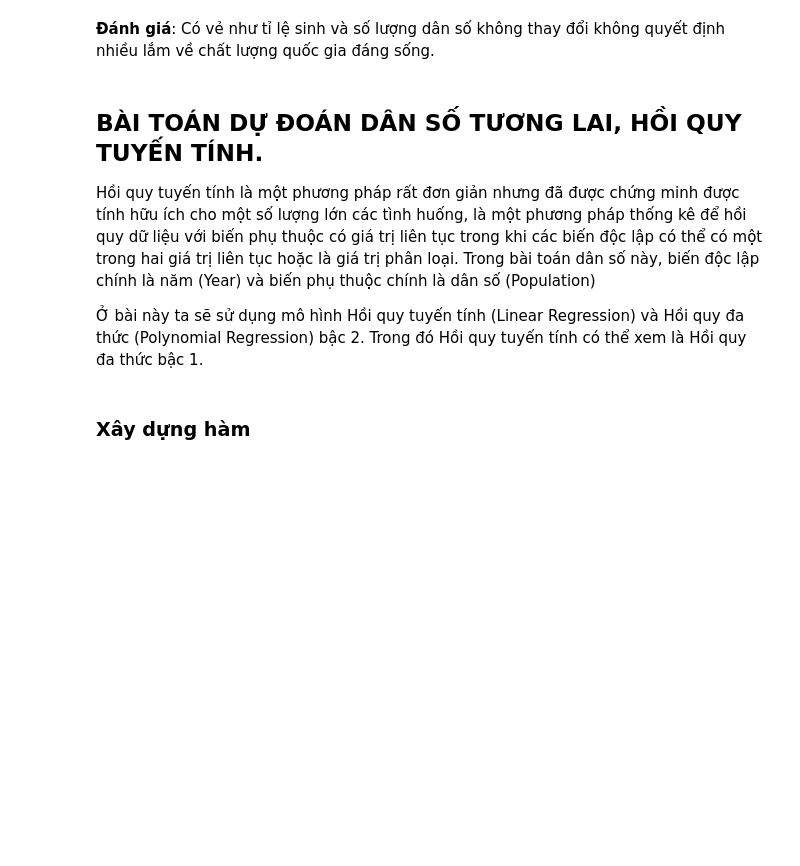
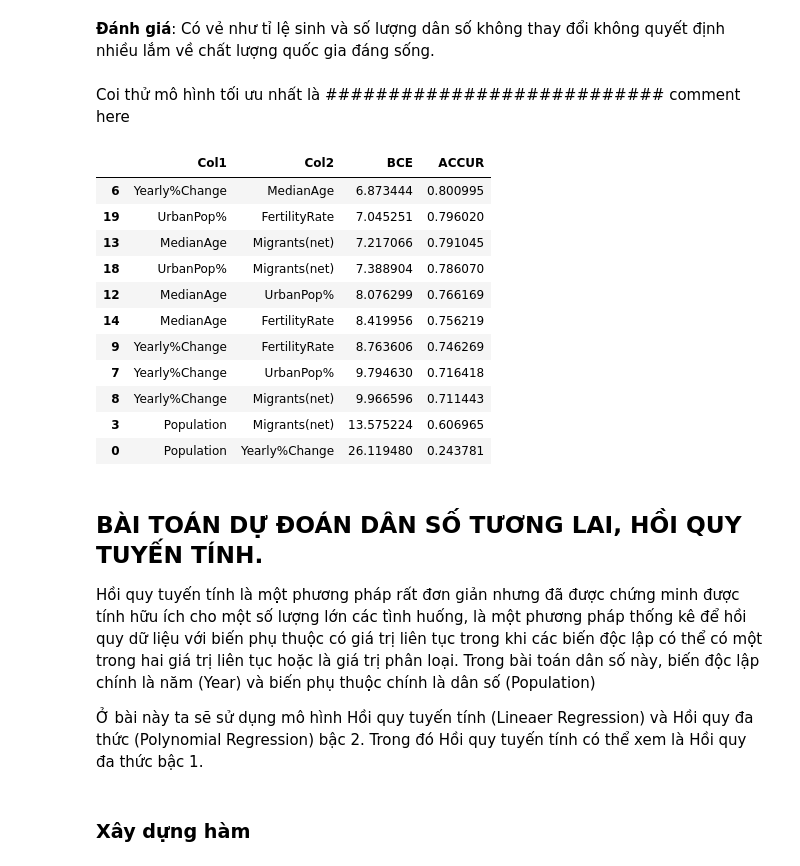
Before and after one commit to kun-zero162/NMKHDL-20_21-Final-Project, a Jupyter notebook: 4 model.ipynb, the cells around one changed output. Cells and saved outputs as stored; diff of their text form; code cells hidden in the pictures; blank space fills up the shorter version.

```diff
--- a/4 model.ipynb
+++ b/4 model.ipynb
@@ -186,12 +186,56 @@ fig.update_layout(
 fig.show()
 # %% [markdown]
 **Đánh giá**: Có vẻ như tỉ lệ sinh và số lượng dân số không thay đổi không quyết định nhiều lắm về chất lượng quốc gia đáng sống.
+# %% [markdown]
+Coi thử mô hình tối ưu nhất là
+########################### comment here
+# %%
+import random
+from sklearn.linear_model import LogisticRegression
+from sklearn.datasets import make_blobs
+
+df_test=df_train[(df_train['MedianAge']>0) & (df_train['FertilityRate']>0)]
+col_test=['Population', 'Yearly%Change', 'MedianAge', 'UrbanPop%',
+       'Migrants(net)', 'FertilityRate']
+
+LD=[]
+y= list(df_test['BestToLive'])
+for i in col_test :
+    for j in col_test :
+            if j!=i:
+                X=[ [df_test.iloc[x][i], df_test.iloc[x][j]] for x in range(df_test.shape[0]) ]
+                model = LogisticRegression()
+                model.fit(X, y)
+                Xnew=X
+                ynew = model.predict(Xnew)
+                LD.append({
+                    'Col1':i,
+                    'Col2':j,
+                    'BCE':log_loss(y, ynew),
+                    'ACCUR':sum(ynew==y)/len(y)
+                })
+df_LD=pd.DataFrame(LD)
+df_LD=df_LD.drop_duplicates(subset=['ACCUR','BCE']).sort_values(by='BCE')
+df_LD
+# %% [output]
+|  | Col1 | Col2 | BCE | ACCUR |
+| 6 | Yearly%Change | MedianAge | 6.873444 | 0.800995 |
+| 19 | UrbanPop% | FertilityRate | 7.045251 | 0.796020 |
+| 13 | MedianAge | Migrants(net) | 7.217066 | 0.791045 |
+| 18 | UrbanPop% | Migrants(net) | 7.388904 | 0.786070 |
+| 12 | MedianAge | UrbanPop% | 8.076299 | 0.766169 |
+| 14 | MedianAge | FertilityRate | 8.419956 | 0.756219 |
+| 9 | Yearly%Change | FertilityRate | 8.763606 | 0.746269 |
+| 7 | Yearly%Change | UrbanPop% | 9.794630 | 0.716418 |
+| 8 | Yearly%Change | Migrants(net) | 9.966596 | 0.711443 |
+| 3 | Population | Migrants(net) | 13.575224 | 0.606965 |
+| 0 | Population | Yearly%Change | 26.119480 | 0.243781 |
 # %% [markdown]
 ## **BÀI TOÁN DỰ ĐOÁN DÂN SỐ TƯƠNG LAI, HỒI QUY TUYẾN TÍNH.**
 
 Hồi quy tuyến tính là một phương pháp rất đơn giản nhưng đã được chứng minh được tính hữu ích cho một số lượng lớn các tình huống, là một phương pháp thống kê để hồi quy dữ liệu với biến phụ thuộc có giá trị liên tục trong khi các biến độc lập có thể có một trong hai giá trị liên tục hoặc là giá trị phân loại. Trong bài toán dân số này, biến độc lập chính là năm (Year) và biến phụ thuộc chính là dân số (Population)
 
-Ở bài này ta sẽ sử dụng mô hình Hồi quy tuyến tính (Linear Regression) và Hồi quy đa thức (Polynomial Regression) bậc 2. Trong đó Hồi quy tuyến tính có thể xem là Hồi quy đa thức bậc 1.
+Ở bài này ta sẽ sử dụng mô hình Hồi quy tuyến tính (Lineaer Regression) và Hồi quy đa thức (Polynomial Regression) bậc 2. Trong đó Hồi quy tuyến tính có thể xem là Hồi quy đa thức bậc 1.
 # %% [markdown]
 ### Xây dựng hàm
 # %% [markdown]
```
Also changed, not shown: parts of 7 cells of this notebook, 14 other files.
